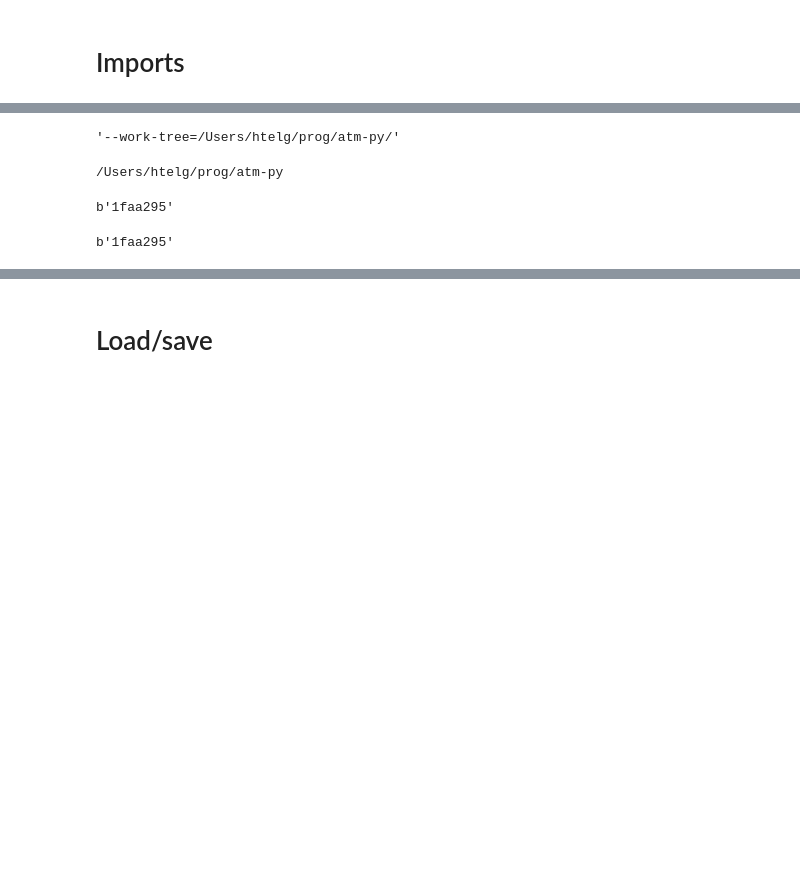
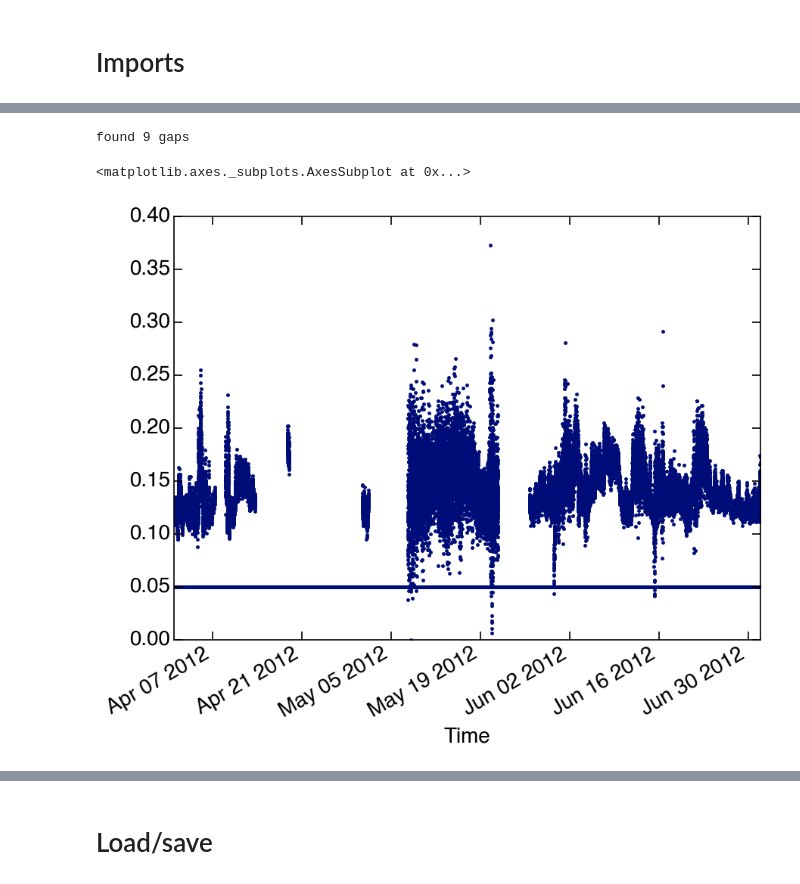
Before and after one commit to wblumberg/atm-py, a Jupyter notebook: examples/timeseries.ipynb, the cells around one changed output, grey strips where cells are left out. Cells and saved outputs as stored; diff of their text form; code cells hidden in the pictures; blank space fills up the shorter version.

```diff
--- a/examples/timeseries.ipynb
+++ b/examples/timeseries.ipynb
@@ -34,13 +15,14 @@ sp.check_output(["git", "--git-dir=%s/.git"%root, "--work-tree=%s/"%root, "descr
-# %%
-"--work-tree=%s/"%root
-# %% [output]
-'--work-tree=/Users/htelg/prog/atm-py/'
-# %%
-git.current_commit()
-# %% [output]
-/Users/htelg/prog/atm-py
-b'1faa295'
-# %%
-timeseries._git_tools.current_commit()
-# %% [output]
-b'1faa295'
+# %%
+fname = '/Users/htelg/tmp/ts.csv'
+st = timeseries.load_csv(fname)
+st._data_period = 60
+# %%
+st_gl = st.close_gaps()
+# %% [output]
+found 9 gaps
+# %%
+st_gl.data[np.isnan(st_gl.data)] = 0.05
+st_gl.plot(marker = '.', linestyle = '')
+# %% [output]
+<matplotlib.axes._subplots.AxesSubplot at 0x...>
+[figure, added]
```
Also changed, not shown: parts of 19 cells of this notebook, 4 other files.
